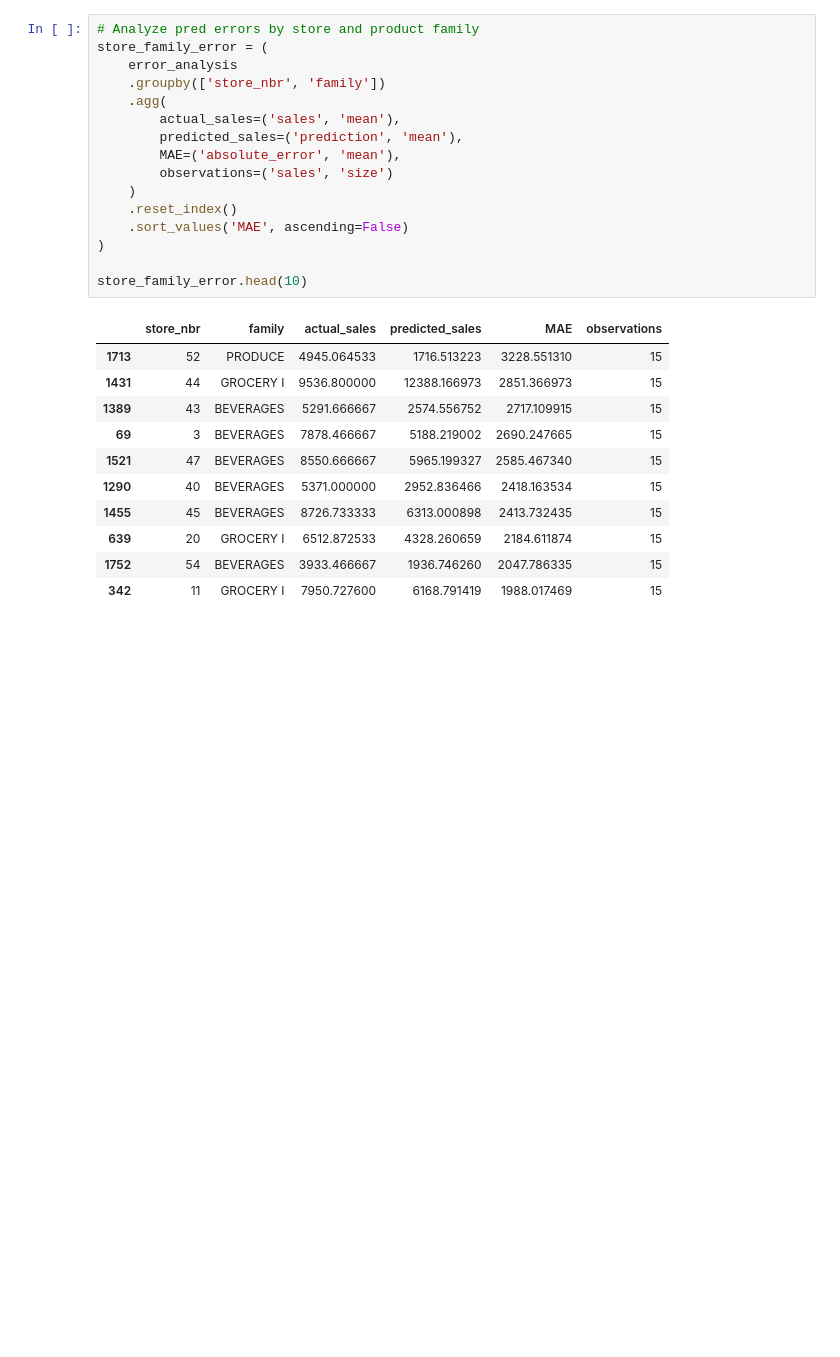
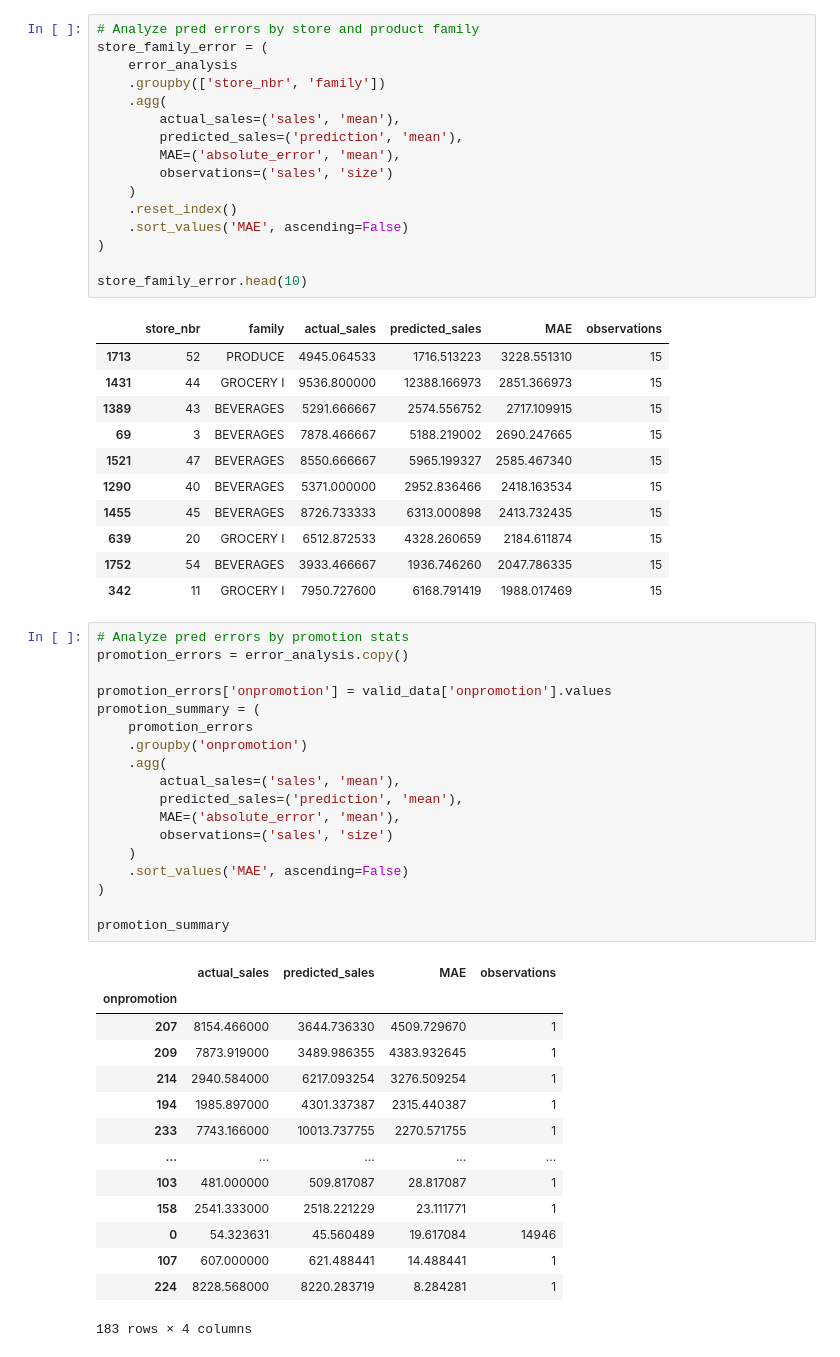
Before and after one commit to clia7/Data_Analytics_Journey, a Jupyter notebook: 06_Store_Sales_Case_Study/notebooks/03_Store_Sales_ML.ipynb, the cells around one changed output. Cells and saved outputs as stored; diff of their text form; blank space fills up the shorter version.

Commit message:
check error by promotion

```diff
--- a/06_Store_Sales_Case_Study/notebooks/03_Store_Sales_ML.ipynb
+++ b/06_Store_Sales_Case_Study/notebooks/03_Store_Sales_ML.ipynb
@@ -506,3 +506,36 @@ store_family_error.head(10)
 | 639 | 20 | GROCERY I | 6512.872533 | 4328.260659 | 2184.611874 | 15 |
 | 1752 | 54 | BEVERAGES | 3933.466667 | 1936.746260 | 2047.786335 | 15 |
 | 342 | 11 | GROCERY I | 7950.727600 | 6168.791419 | 1988.017469 | 15 |
+# %%
+# Analyze pred errors by promotion stats
+promotion_errors = error_analysis.copy()
+
+promotion_errors['onpromotion'] = valid_data['onpromotion'].values
+promotion_summary = (
+    promotion_errors
+    .groupby('onpromotion')
+    .agg(
+        actual_sales=('sales', 'mean'),
+        predicted_sales=('prediction', 'mean'),
+        MAE=('absolute_error', 'mean'),
+        observations=('sales', 'size')
+    )
+    .sort_values('MAE', ascending=False)
+)
+
+promotion_summary
+# %% [output]
+|  | actual_sales | predicted_sales | MAE | observations |
+| onpromotion |  |  |  |  |
+| 207 | 8154.466000 | 3644.736330 | 4509.729670 | 1 |
+| 209 | 7873.919000 | 3489.986355 | 4383.932645 | 1 |
+| 214 | 2940.584000 | 6217.093254 | 3276.509254 | 1 |
+| 194 | 1985.897000 | 4301.337387 | 2315.440387 | 1 |
+| 233 | 7743.166000 | 10013.737755 | 2270.571755 | 1 |
+| ... | ... | ... | ... | ... |
+| 103 | 481.000000 | 509.817087 | 28.817087 | 1 |
+| 158 | 2541.333000 | 2518.221229 | 23.111771 | 1 |
+| 0 | 54.323631 | 45.560489 | 19.617084 | 14946 |
+| 107 | 607.000000 | 621.488441 | 14.488441 | 1 |
+| 224 | 8228.568000 | 8220.283719 | 8.284281 | 1 |
+183 rows × 4 columns
```
